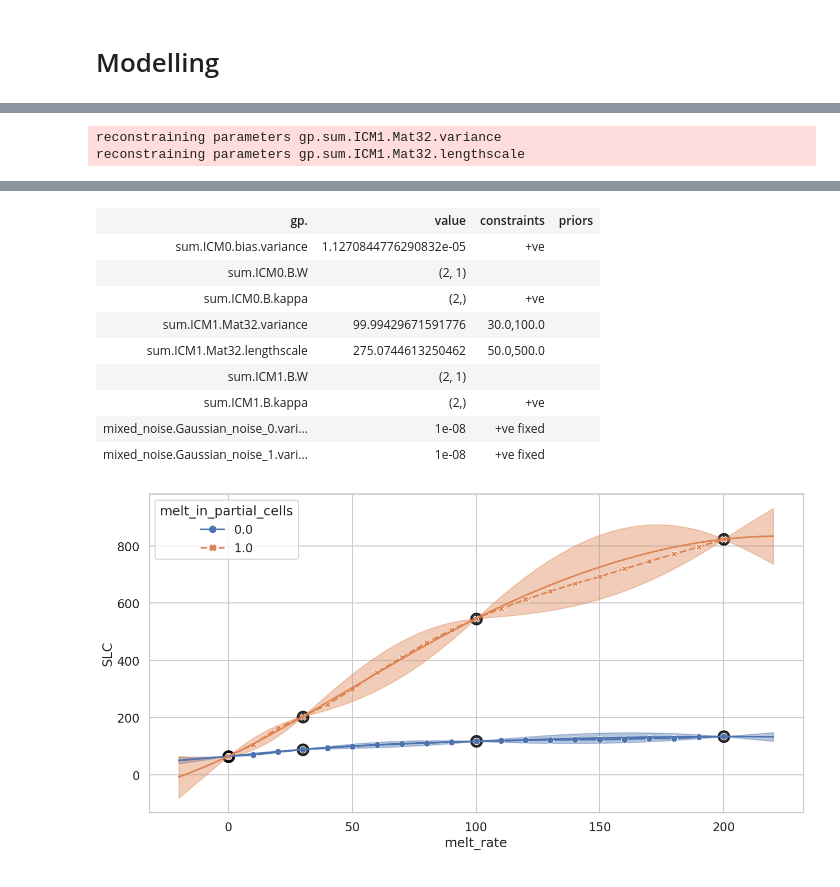
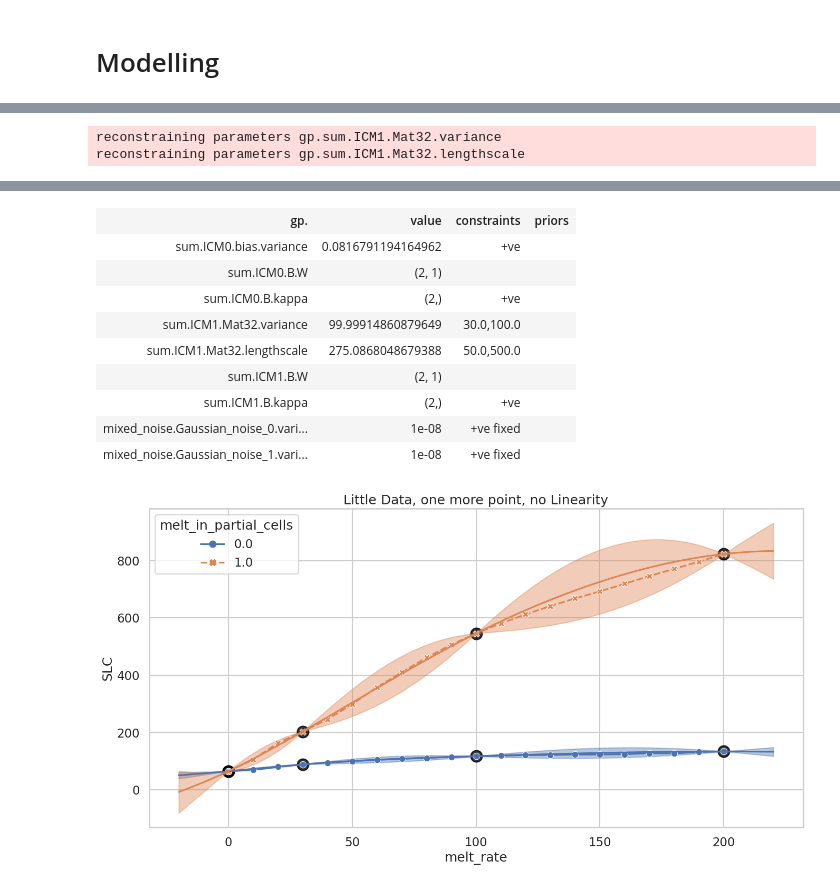
Before and after one commit to mrksr/WAVI-on-ray, a Jupyter notebook: notebooks/data_exploration.ipynb, the cells around one changed output, grey strips where cells are left out. Saved outputs shown, nothing was run; the diff lists cells and outputs as text; code cells hidden in the pictures.

```diff
--- a/notebooks/data_exploration.ipynb
+++ b/notebooks/data_exploration.ipynb
@@ -312,6 +317,7 @@ model = coreg_model(
     ys_sub,
 )
 plot_model(model, Xs_sub, ys_sub)
+plt.title("Little Data, one more point, no Linearity")
 
 model
 # %% [output]
@@ -327,17 +333,17 @@ Objective: 44.11688370849826
 Number of Parameters: 13
 Number of Optimization Parameters: 11
 Updates: True
 | gp. | value | constraints | priors |
-| sum.ICM0.bias.variance | 1.1270844776290832e-05 | +ve |  |
+| sum.ICM0.bias.variance | 0.0816791194164962 | +ve |  |
 | sum.ICM0.B.W | (2, 1) |  |  |
 | sum.ICM0.B.kappa | (2,) | +ve |  |
-| sum.ICM1.Mat32.variance | 99.99429671591776 | 30.0,100.0 |  |
-| sum.ICM1.Mat32.lengthscale | 275.0744613250462 | 50.0,500.0 |  |
+| sum.ICM1.Mat32.variance | 99.99914860879649 | 30.0,100.0 |  |
+| sum.ICM1.Mat32.lengthscale | 275.0868048679388 | 50.0,500.0 |  |
 | sum.ICM1.B.W | (2, 1) |  |  |
 | sum.ICM1.B.kappa | (2,) | +ve |  |
 | mixed_noise.Gaussian_noise_0.vari... | 1e-08 | +ve fixed |  |
 | mixed_noise.Gaussian_noise_1.vari... | 1e-08 | +ve fixed |  |
-[figure, old version]
+[figure, new version]
 # %%
 Xs_transfer = [
     Xs[0],
```
Also changed, not shown: parts of 6 cells of this notebook.
